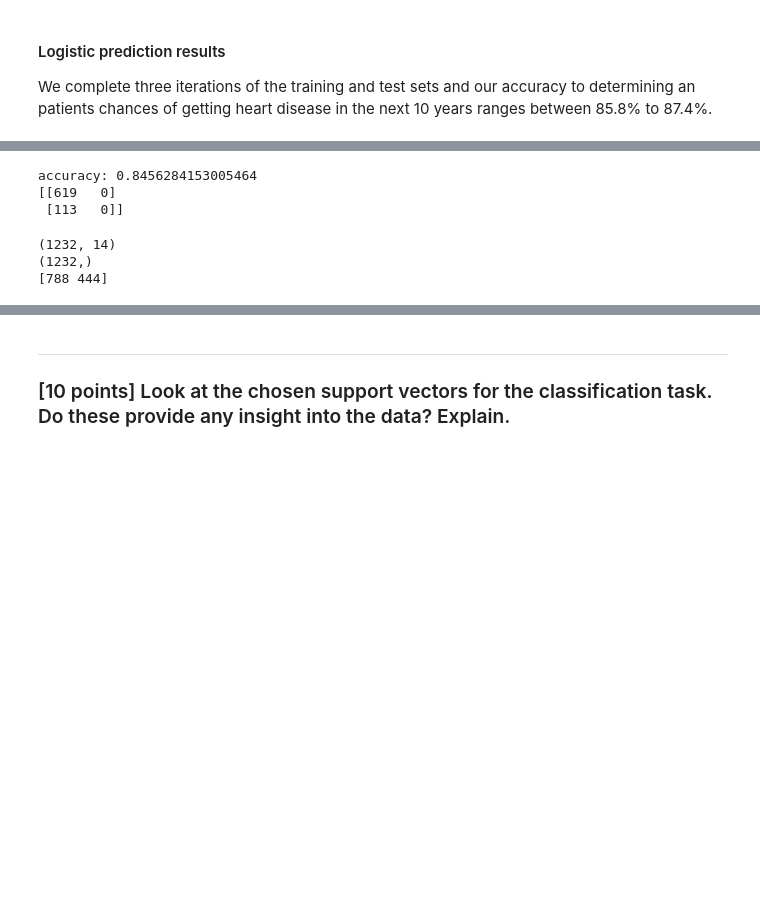
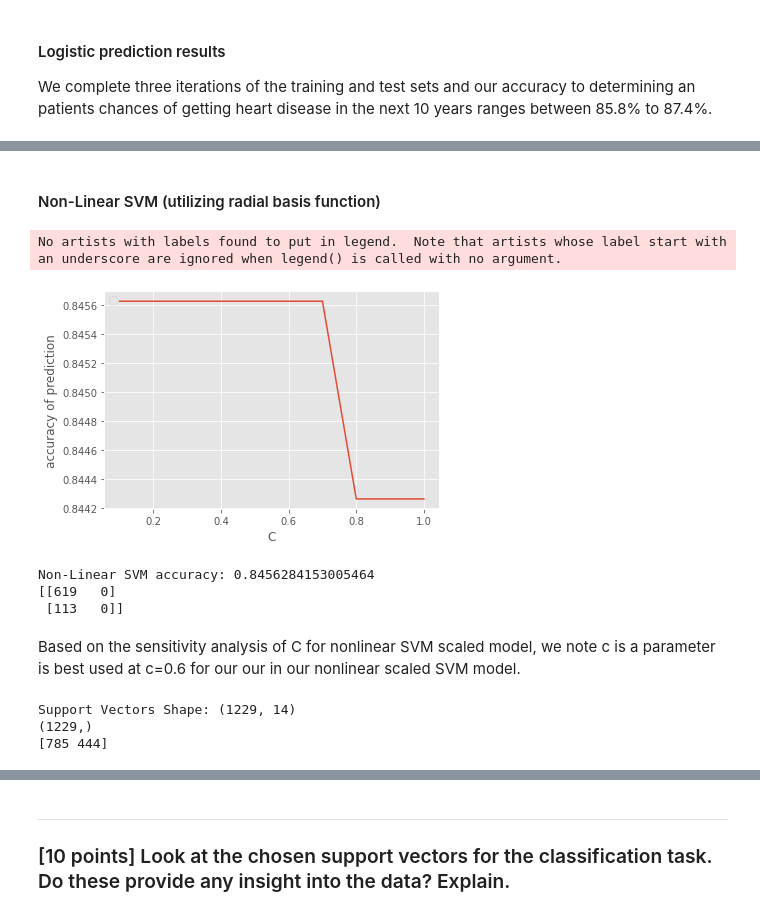
Before and after one commit to dk28yip/MSDS7331, a Jupyter notebook: MiniLab.ipynb, the cells around one changed output, grey strips where cells are left out. Cells and saved outputs as stored; diff of their text form; code cells hidden in the pictures; blank space fills up the shorter version.

```diff
--- a/MiniLab.ipynb
+++ b/MiniLab.ipynb
@@ -263,30 +397,52 @@ X_test_scaled = scl_obj.transform(X_test)
+# %% [markdown]
+#### Non-Linear SVM (utilizing radial basis function)
+# %%
+accuracy, params = [], []
+for c in np.arange(1, 11):
+    svm_clf_nonlinear = SVC(C=0.1*c, kernel='rbf', gamma='auto')
+    svm_clf_nonlinear.fit(X_train_scaled,y_train)
+    y_hat = svm_clf_nonlinear.predict(X_test_scaled)
+
+    accuracy.append(accuracy_score(y_test, y_hat))
+    params.append(0.1*c)
+accuracy = np.array(accuracy)
+plt.plot(params, accuracy)
+plt.ylabel('accuracy of prediction')
+plt.xlabel('C')
+plt.legend(loc='upper left')
+plt.show()
+# %% [output]
+No artists with labels found to put in legend.  Note that artists whose label start with an underscore are ignored when legend() is called with no argument.
+[figure, added]
 # %%
-# lets investigate SVMs on the data and play with the parameters and kernels
+#based on our sensitvity analysis we will use c=0.6 for the nonlinear rbf model.
 from sklearn.svm import SVC
 
 # train the model just as before
-svm_clf = SVC(C=0.5, kernel='rbf', degree=3, gamma='auto') # get object
-svm_clf.fit(X_train_scaled, y_train)  # train object
+svm_clf_nonlinear = SVC(C=0.6, kernel='rbf', degree=3, gamma='auto') # get object
+svm_clf_nonlinear.fit(X_train_scaled, y_train)  # train object
 
-y_hat = svm_clf.predict(X_test_scaled) # get test set precitions
+y_hat = svm_clf_nonlinear.predict(X_test_scaled) # get test set precitions
 
 acc = mt.accuracy_score(y_test,y_hat)
 conf = mt.confusion_matrix(y_test,y_hat)
-print('accuracy:', acc )
+print('Non-Linear SVM accuracy:', acc )
 print(conf)
 # %% [output]
-accuracy: 0.8456284153005464
+Non-Linear SVM accuracy: 0.8456284153005464
 [[619   0]
  [113   0]]
+# %% [markdown]
+Based on the sensitivity analysis of C for nonlinear SVM scaled model, we note c is a parameter is best used at c=0.6 for our our  in our nonlinear scaled SVM model.
 # %%
-# look at the support vectors
-print(svm_clf.support_vectors_.shape)
-print(svm_clf.support_.shape)
-print(svm_clf.n_support_ )
+# look at the support vector for the nonlinear SVM
+print('Support Vectors Shape:', svm_clf_nonlinear.support_vectors_.shape)
+print(svm_clf_nonlinear.support_.shape)
+print(svm_clf_nonlinear.n_support_ )
 # %% [output]
-(1232, 14)
-(1232,)
-[788 444]
+Support Vectors Shape: (1229, 14)
+(1229,)
+[785 444]
 # %%
 # Now let's do some different analysis with the SVM and look at the instances that were chosen as support vectors
 
```
Also changed, not shown: parts of 17 cells of this notebook.
